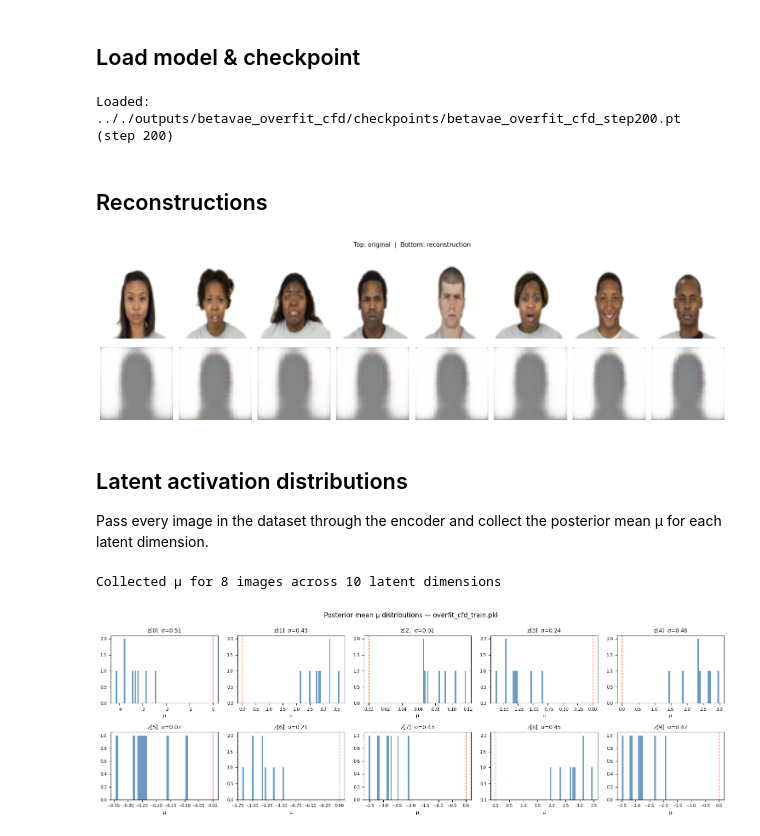
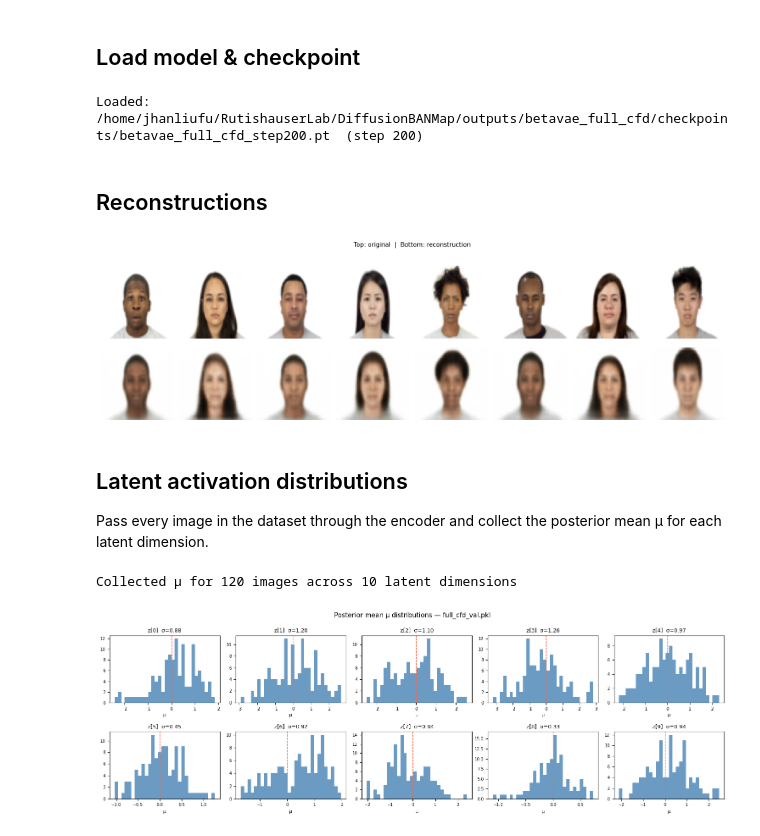
Before and after one commit to jhanliufu-personal/DiffusionBANMap, a Jupyter notebook: notebooks/inspect_beta_vae.ipynb, the cells around one changed output. Cells and saved outputs as stored; diff of their text form; code cells hidden in the pictures.

```diff
--- a/notebooks/inspect_beta_vae.ipynb
+++ b/notebooks/inspect_beta_vae.ipynb
@@ -18,11 +18,11 @@ from data_utils import PreloadedDataset
 # %% [markdown]
 ## Config
 # %%
-CONFIG_PATH  = "../config/overfit_cfd.json"
-DATASET_PATH = "../datasets/overfit_cfd_train.pkl"
-CKPT_PATH = None   # None → load latest checkpoint from experiment output dir
-N_SAMPLES = 8      # images to show in reconstruction grid
-SEED = 42
+CONFIG_PATH  = "config/betavae_full_cfd.json"   # relative to repo root
+DATASET_PATH = "datasets/full_cfd_val.pkl"      # relative to repo root
+CKPT_PATH    = None   # None → load latest checkpoint from experiment output dir
+N_SAMPLES    = 8      # images to show in reconstruction grid
+SEED         = 42
 
 random.seed(SEED)
 torch.manual_seed(SEED)
@@ -31,8 +31,10 @@ torch.manual_seed(SEED)
 # %% [markdown]
 ## Load model & checkpoint
 # %%
-with open(CONFIG_PATH) as f:
-    config = TrainingConfig(**json.load(f))
+REPO_ROOT = os.path.abspath("..")
+
+with open(os.path.join(REPO_ROOT, CONFIG_PATH)) as f:
+    config = BetaVAEConfig(**json.load(f))
 
 device = torch.device("cuda" if torch.cuda.is_available() else "cpu")
 
@@ -46,9 +48,8 @@ model = BetaVAE(
     device=device
 )
 
-# Resolve checkpoint path
 if CKPT_PATH is None:
-    ckpt_dir = os.path.join("..", config.output_dir, "checkpoints")
+    ckpt_dir = os.path.join(REPO_ROOT, config.output_dir, "checkpoints")
     ckpts = glob.glob(os.path.join(ckpt_dir, "*.pt"))
     if not ckpts:
         raise FileNotFoundError(f"No checkpoints found in {ckpt_dir}")
@@ -59,36 +60,36 @@ model.load_state_dict(ckpt["model_state_dict"])
 model.eval()
 print(f"Loaded: {CKPT_PATH}  (step {ckpt['step']})")
 # %% [output]
-Loaded: .././outputs/betavae_overfit_cfd/checkpoints/betavae_overfit_cfd_step200.pt  (step 200)
+Loaded: /home/jhanliufu/RutishauserLab/DiffusionBANMap/outputs/betavae_full_cfd/checkpoints/betavae_full_cfd_step200.pt  (step 200)
 # %% [markdown]
 ## Reconstructions
 # %%
-with open(DATASET_PATH, "rb") as f:
+with open(os.path.join(REPO_ROOT, DATASET_PATH), "rb") as f:
     tensor = pickle.load(f)  # [N, C, H, W]
 
 dataset = PreloadedDataset(tensor)
 
 indices = random.sample(range(len(dataset)), min(N_SAMPLES, len(dataset)))
 originals = torch.stack([dataset[i] for i in indices]).to(device)
 
 with torch.no_grad():
     x_recon, _, _ = model(originals)
     x_recon = torch.sigmoid(x_recon).cpu()
 
 originals_cpu = originals.cpu()
 n = len(indices)
 
 fig, axes = plt.subplots(2, n, figsize=(n * 2, 5))
 fig.suptitle("Top: original  |  Bottom: reconstruction", fontsize=11)
 for i in range(n):
     axes[0, i].imshow(originals_cpu[i].permute(1, 2, 0))
     axes[0, i].axis("off")
     axes[1, i].imshow(x_recon[i].permute(1, 2, 0))
     axes[1, i].axis("off")
 plt.tight_layout()
 plt.show()
 # %% [output]
-[figure, old version]
+[figure, new version]
 # %% [markdown]
 ## Latent activation distributions
 
@@ -106,7 +107,7 @@ with torch.no_grad():
 all_mu = torch.cat(all_mu, dim=0).numpy()  # [N, latent_dim]
 print(f"Collected μ for {all_mu.shape[0]} images across {all_mu.shape[1]} latent dimensions")
 # %% [output]
-Collected μ for 8 images across 10 latent dimensions
+Collected μ for 120 images across 10 latent dimensions
 # %%
 latent_dim = all_mu.shape[1]
 ncols = min(5, latent_dim)
@@ -129,4 +130,4 @@ fig.suptitle(f"Posterior mean μ distributions — {os.path.basename(DATASET_PAT
 plt.tight_layout()
 plt.show()
 # %% [output]
-[figure, old version]
+[figure, new version]
```
Also changed, not shown: parts of 1 cell of this notebook, 14 other files.
